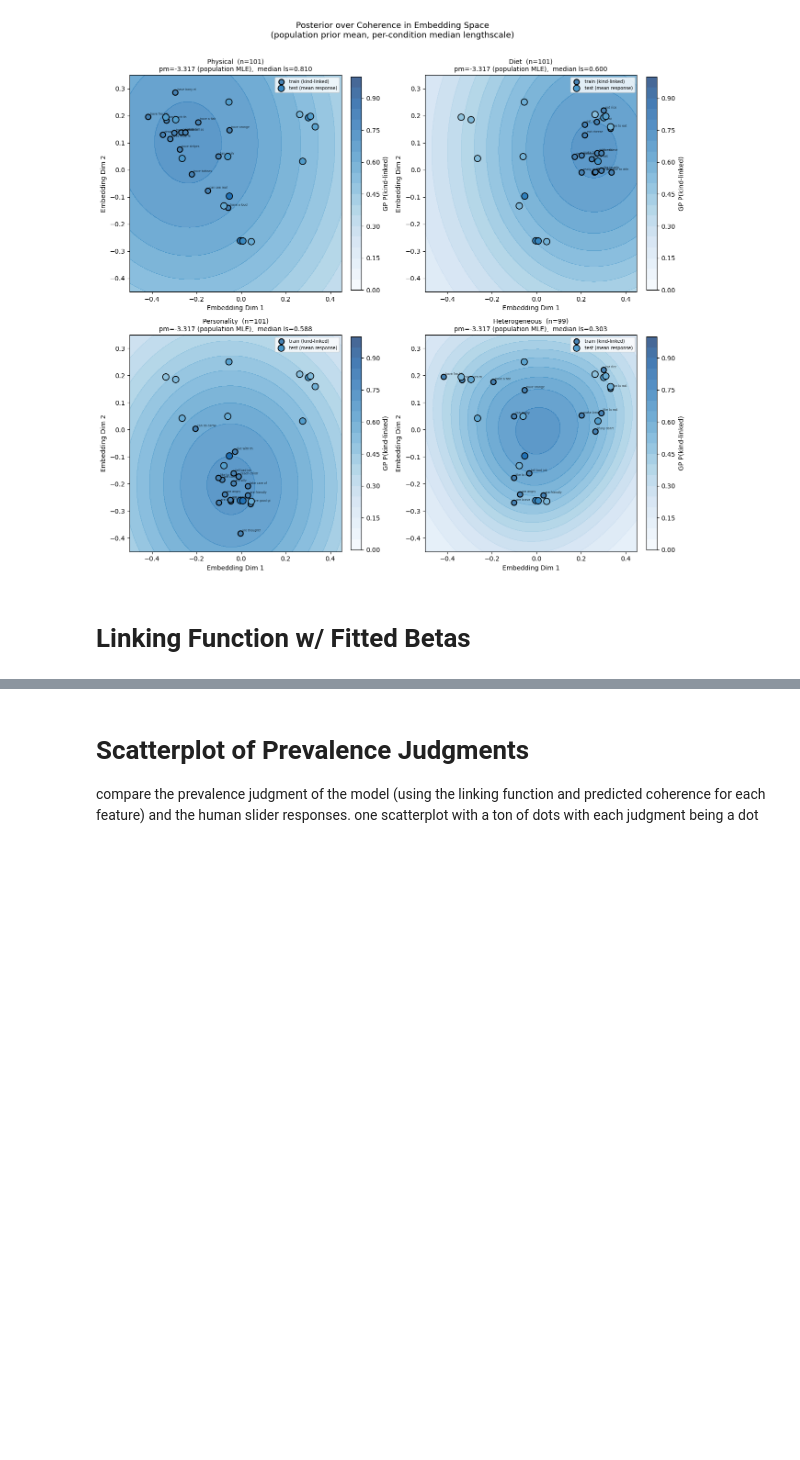
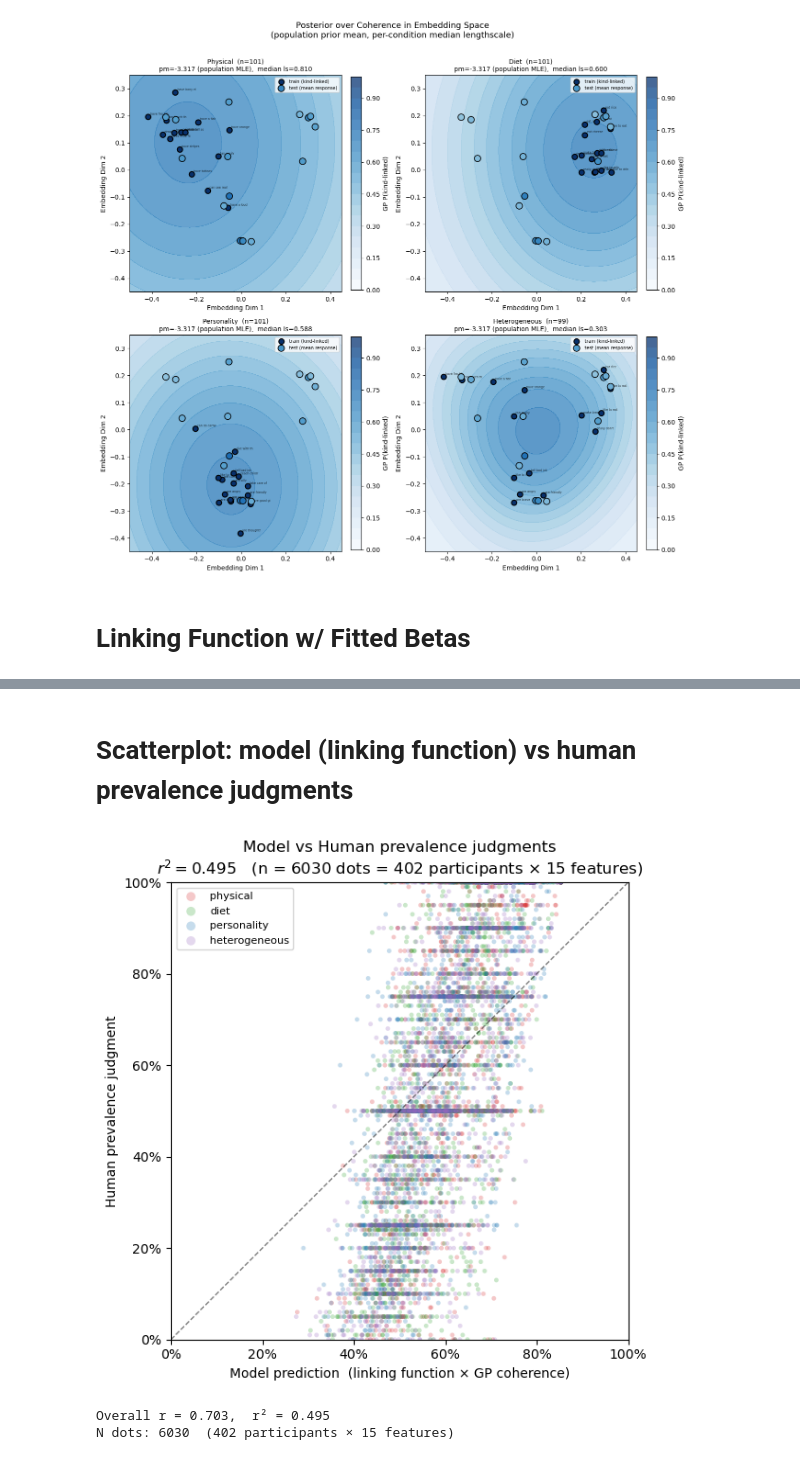
Before and after one commit to mariannazhang/compgenerics, a Jupyter notebook: model/gp/model-gp-study9.ipynb, the cells around one changed output, grey strips where cells are left out. Drawn from its saved outputs; the diff is of its cells as text; code cells hidden in the pictures; blank space fills up the shorter version.

Commit message:
wrong linking fn viz

```diff
--- a/model/gp/model-gp-study9.ipynb
+++ b/model/gp/model-gp-study9.ipynb
@@ -1754,3 +1800,66 @@ plt.show()
 # %% [markdown]
-# Scatterplot of Prevalence Judgments
-compare the prevalence judgment of the model (using the linking function and predicted coherence for each feature) and the human slider responses. one scatterplot with a ton of dots with each judgment being a dot
+# Scatterplot: model (linking function) vs human prevalence judgments
+# %%
+#
+# One dot per participant × feature (N_participants × 15 dots total).
+# Model prediction for participant i, feature j:
+#   E[prev_ij] = p(z'_j=1 | i) * mean_kl_j  +  (1 - p(z'_j=1 | i)) * mean_nkl_j
+# where p(z'_j=1 | i) = fitted_both_preds[j] (per-participant GP posterior)
+#       mean_kl_j, mean_nkl_j come from the shared feature_betas
+
+cond_colors = {'physical': 'tab:red', 'diet': 'tab:green',
+               'personality': 'tab:blue', 'heterogeneous': 'tab:purple'}
+
+model_preds_all  = []
+human_resps_all  = []
+conditions_all   = []
+
+for r in results:
+    cond = r['condition']
+    for j, col in enumerate(TEST_COLS):
+        feat    = CSV_TO_FEATURE[col]
+        pz1     = float(r['fitted_both_preds'][j])
+        params  = feature_betas[feat]
+        mean_kl  = params['alpha_kl']  / (params['alpha_kl']  + params['beta_kl'])
+        mean_nkl = params['alpha_nkl'] / (params['alpha_nkl'] + params['beta_nkl'])
+        model_pred = pz1 * mean_kl + (1 - pz1) * mean_nkl
+        model_preds_all.append(model_pred)
+        human_resps_all.append(float(r['responses'][j]))
+        conditions_all.append(cond)
+
+model_preds_all = np.array(model_preds_all)
+human_resps_all = np.array(human_resps_all)
+conditions_all  = np.array(conditions_all)
+
+# r² overall
+r_all, _ = pearsonr(model_preds_all, human_resps_all)
+r2_all   = r_all ** 2
+
+fig, ax = plt.subplots(figsize=(6, 6))
+
+for cond in ['physical', 'diet', 'personality', 'heterogeneous']:
+    mask = conditions_all == cond
+    ax.scatter(model_preds_all[mask], human_resps_all[mask],
+               color=cond_colors[cond], alpha=0.25, s=12,
+               edgecolors='none', label=cond)
+
+ax.plot([0, 1], [0, 1], 'k--', lw=1, alpha=0.5)
+ax.set_xlim(0, 1);  ax.set_ylim(0, 1)
+ax.set_aspect('equal')
+ax.set_xlabel('Model prediction  (linking function × GP coherence)')
+ax.set_ylabel('Human prevalence judgment')
+ax.set_title(f'Model vs Human prevalence judgments\n'
+             f'$r^2 = {r2_all:.3f}$   (n = {len(model_preds_all)} dots = {len(results)} participants × 15 features)')
+ax.legend(fontsize=8, markerscale=2)
+ax.xaxis.set_major_formatter(plt.matplotlib.ticker.PercentFormatter(1))
+ax.yaxis.set_major_formatter(plt.matplotlib.ticker.PercentFormatter(1))
+
+plt.tight_layout()
+plt.show()
+
+print(f"Overall r = {r_all:.3f},  r² = {r2_all:.3f}")
+print(f"N dots: {len(model_preds_all)}  ({len(results)} participants × 15 features)")
+# %% [output]
+[figure, added]
+Overall r = 0.703,  r² = 0.495
+N dots: 6030  (402 participants × 15 features)
```
Also changed, not shown: parts of 10 cells of this notebook.
